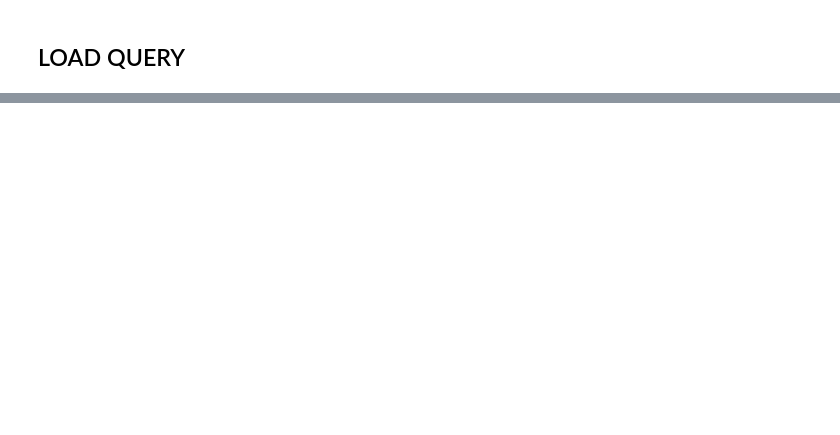
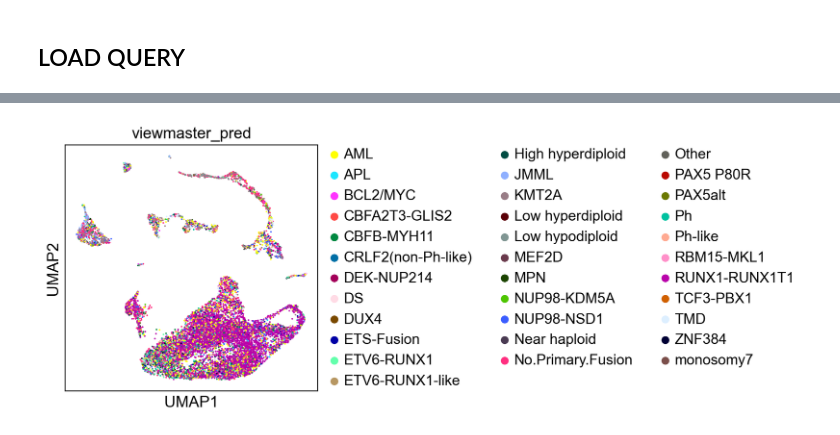
Before and after one commit to furlan-lab/pyviewmaster, a Jupyter notebook: notebooks/02_bulk_reference.ipynb, the cells around one changed output, grey strips where cells are left out. Cells and saved outputs as stored; diff of their text form; code cells hidden in the pictures; blank space fills up the shorter version.

```diff
--- a/notebooks/02_bulk_reference.ipynb
+++ b/notebooks/02_bulk_reference.ipynb
@@ -509,3 +114,5 @@ viewmaster(query_cds=adata, ref_cds=fdata, ref_celldata_col="category1")
 # %%
-sc.pl.umap(query, color = "viewmaster_pred")
+sc.pl.umap(adata, color = "viewmaster_pred")
+# %% [output]
+[figure, added]
 # %%
```
Also changed, not shown: parts of 30 cells of this notebook.
